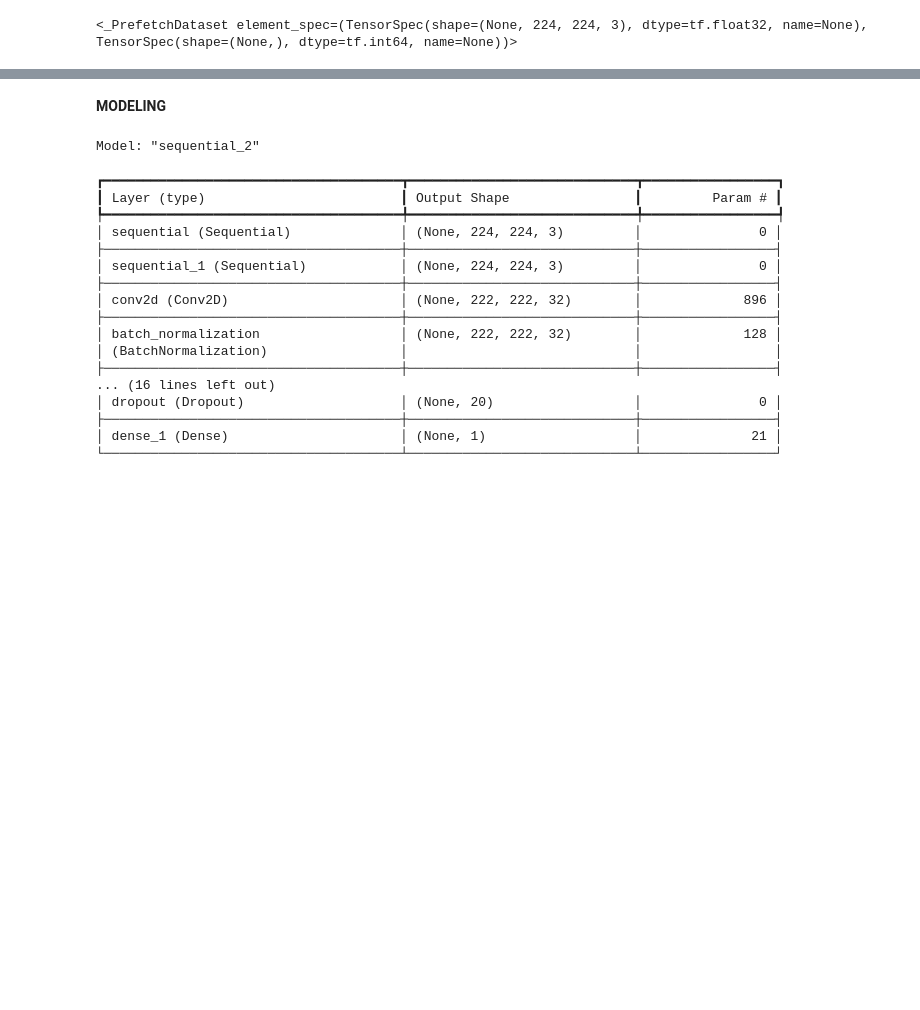
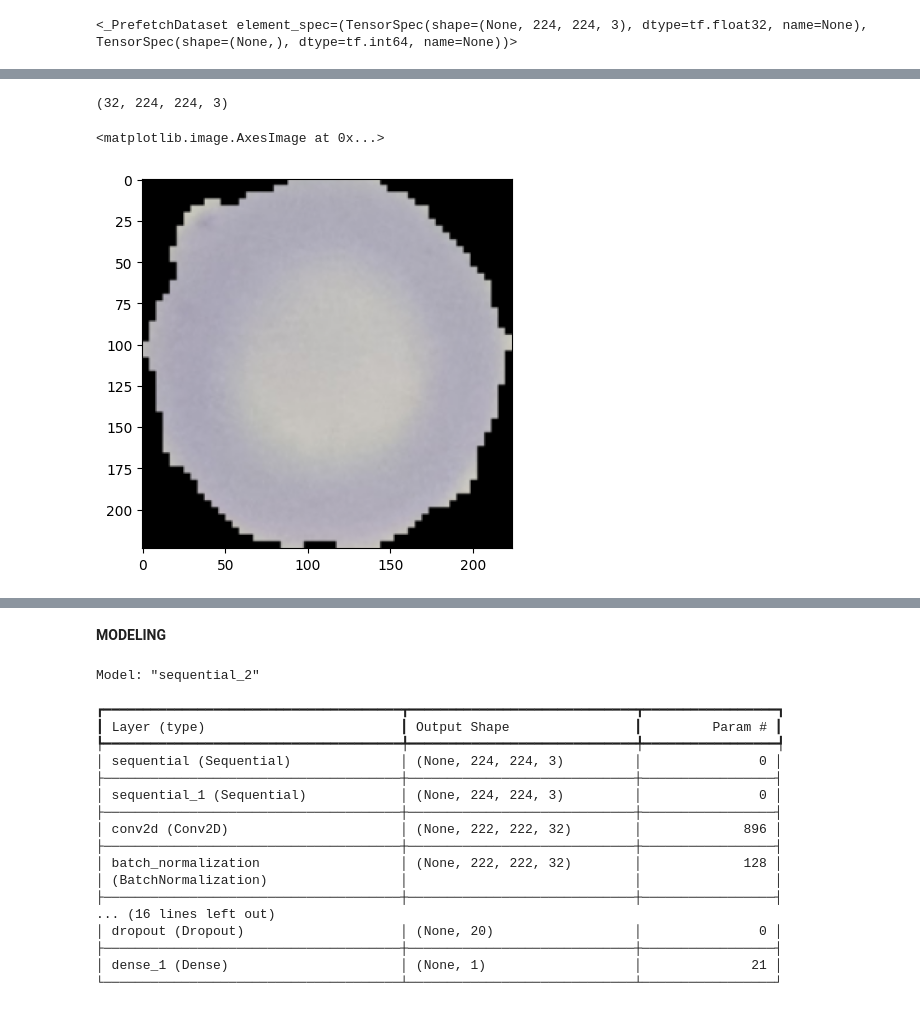
Before and after one commit to minhquang5014/malaria-prediction, a Jupyter notebook: CNN_model.ipynb, the cells around one changed output, grey strips where cells are left out. Cells and saved outputs as stored; diff of their text form; code cells hidden in the pictures; blank space fills up the shorter version.

```diff
--- a/CNN_model.ipynb
+++ b/CNN_model.ipynb
@@ -264,0 +331,31 @@ InvalidArgumentError: {{function_node __wrapped__IteratorGetNext_output_types_2_
+# %%
+def aug_albument(image):
+    data = {"image":image}
+    image = transforms(**data)
+    image = image["image"]
+    image = tf.cast(image/255., tf.float32)
+    return image
+# %%
+def process_data(image, label):
+    aug_img = tf.numpy_function(
+        func=aug_albument,
+        inp=[image],
+        Tout=tf.float32)
+    return aug_img, label
+# %%
+BATCHSIZE = 32
+train_dataset = (
+    train_dataset
+    .shuffle(buffer_size=1024, reshuffle_each_iteration=True)
+    # .map(mixup)
+    .map(process_data)
+    .batch(BATCHSIZE)
+    .prefetch(tf.data.AUTOTUNE))
+# %%
+img, _ = next(iter(train_dataset))
+print(img.shape)
+plt.imshow(img[0])
+# %% [output]
+(32, 224, 224, 3)
+<matplotlib.image.AxesImage at 0x...>
+[figure, added]
```
Also changed, not shown: parts of 19 cells of this notebook.
